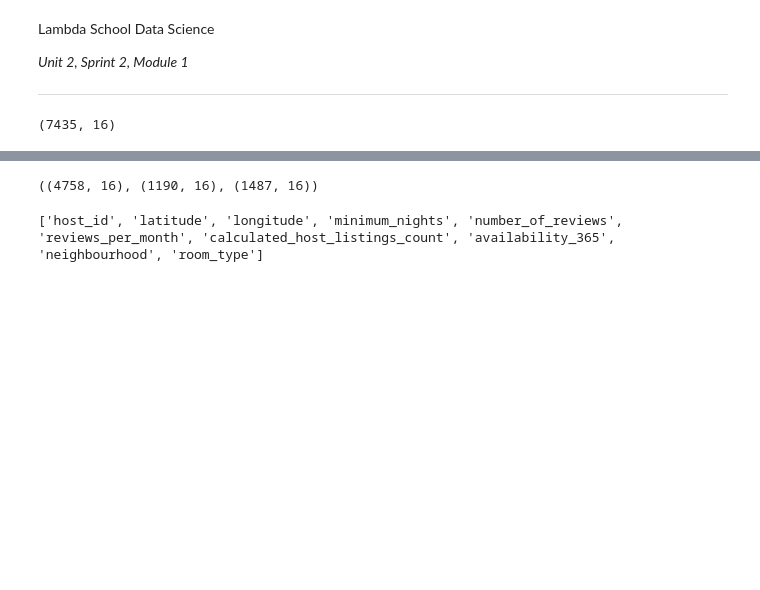
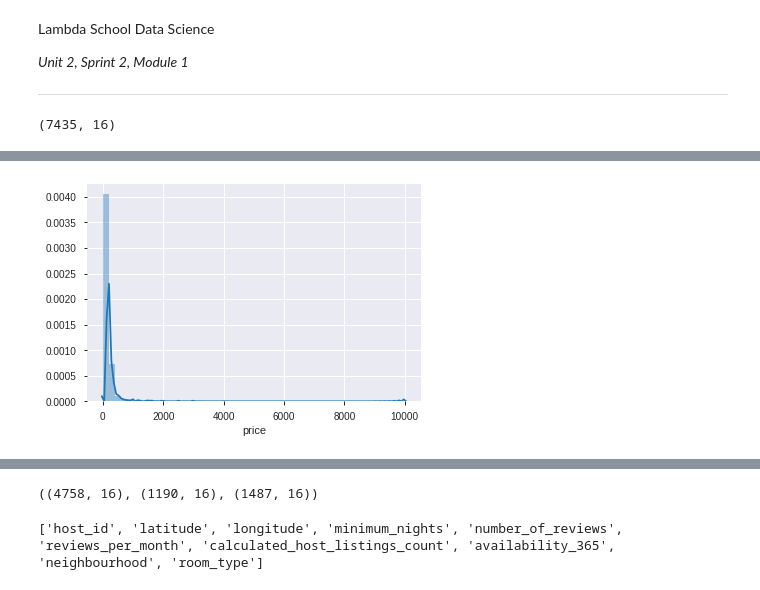
Before and after one commit to nikibhatt/DS-Unit-2-Applied-Modeling, a Jupyter notebook: module2/NB_project2.ipynb, the cells around one changed output, grey strips where cells are left out. Cells and saved outputs as stored; diff of their text form; code cells hidden in the pictures; blank space fills up the shorter version.

```diff
--- a/module2/NB_project2.ipynb
+++ b/module2/NB_project2.ipynb
@@ -55,3 +55,9 @@ profile_report = listings.profile_report(
 profile_report
 # %% [output]
 [interactive output not drawn]
+# %%
+%matplotlib inline
+import seaborn as sns
+sns.distplot(listings['price']);
+# %% [output]
+[figure, added]
```
Also changed, not shown: parts of 11 cells of this notebook.
